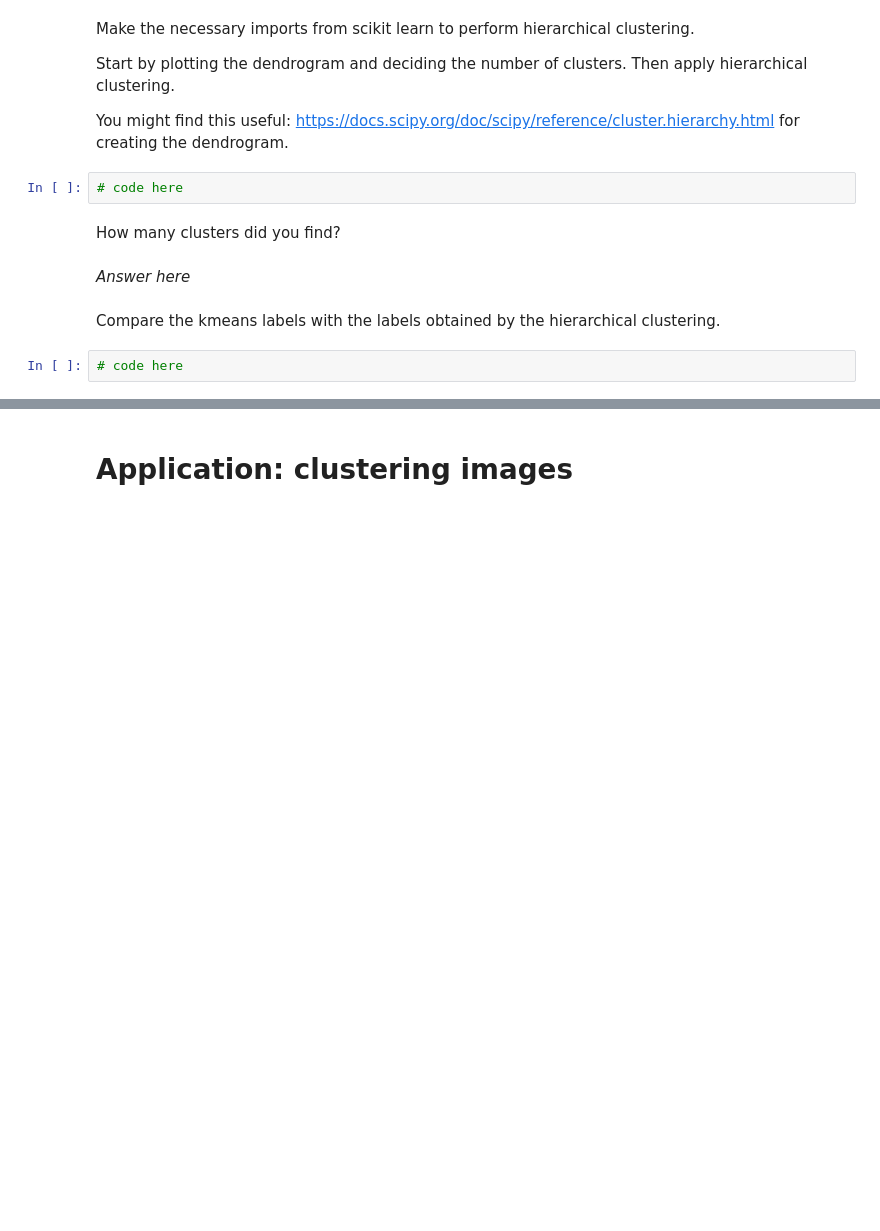
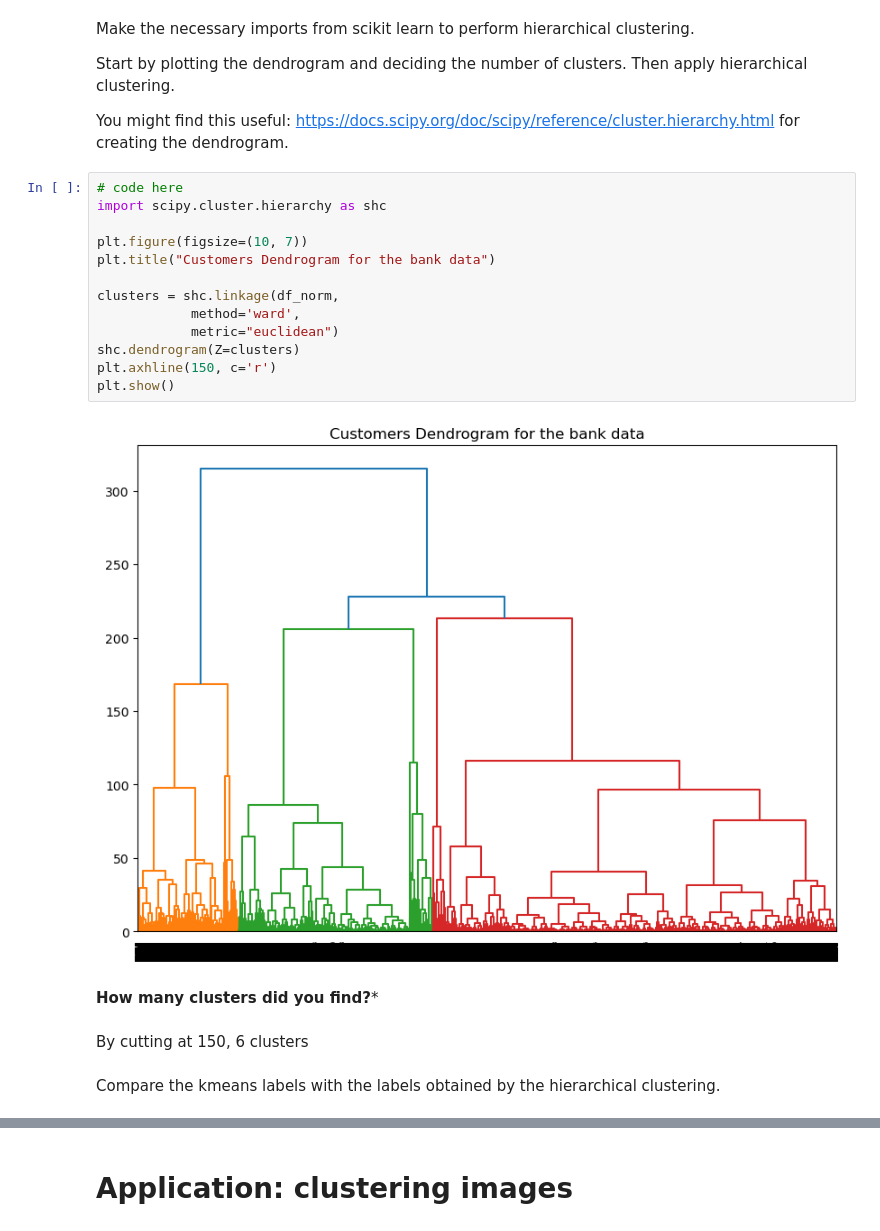
Before and after one commit to ThibaultLaunois/CampNum-12_ML2_Classification_and_Clustering, a Jupyter notebook: ML2.3_clustering_intro/notebook/Clustering_v2.ipynb, the cells around one changed output, grey strips where cells are left out. Cells and saved outputs as stored; diff of their text form; blank space fills up the shorter version.

Commit message:
feat: add it3 hierarchical clustering

```diff
--- a/ML2.3_clustering_intro/notebook/Clustering_v2.ipynb
+++ b/ML2.3_clustering_intro/notebook/Clustering_v2.ipynb
@@ -392,13 +406,24 @@ Make the necessary imports from scikit learn to perform hierarchical clustering.
 Start by plotting the dendrogram and deciding the number of clusters. Then apply hierarchical clustering.
 
 You might find this useful: https://docs.scipy.org/doc/scipy/reference/cluster.hierarchy.html for creating the dendrogram.
-# %%
-# code here
+# %%
+# code here
+import scipy.cluster.hierarchy as shc
+
+plt.figure(figsize=(10, 7))
+plt.title("Customers Dendrogram for the bank data")
+
+clusters = shc.linkage(df_norm,
+            method='ward',
+            metric="euclidean")
+shc.dendrogram(Z=clusters)
+plt.axhline(150, c='r')
+plt.show()
+# %% [output]
+[figure, added]
 # %% [markdown]
-How many clusters did you find?
+**How many clusters did you find?***
-# %% [markdown]
-*Answer here*
+# %% [markdown]
+By cutting at 150, 6 clusters
 # %% [markdown]
 Compare the kmeans labels with the labels obtained by the hierarchical clustering.
-# %%
-# code here
```
Also changed, not shown: parts of 10 cells of this notebook.
